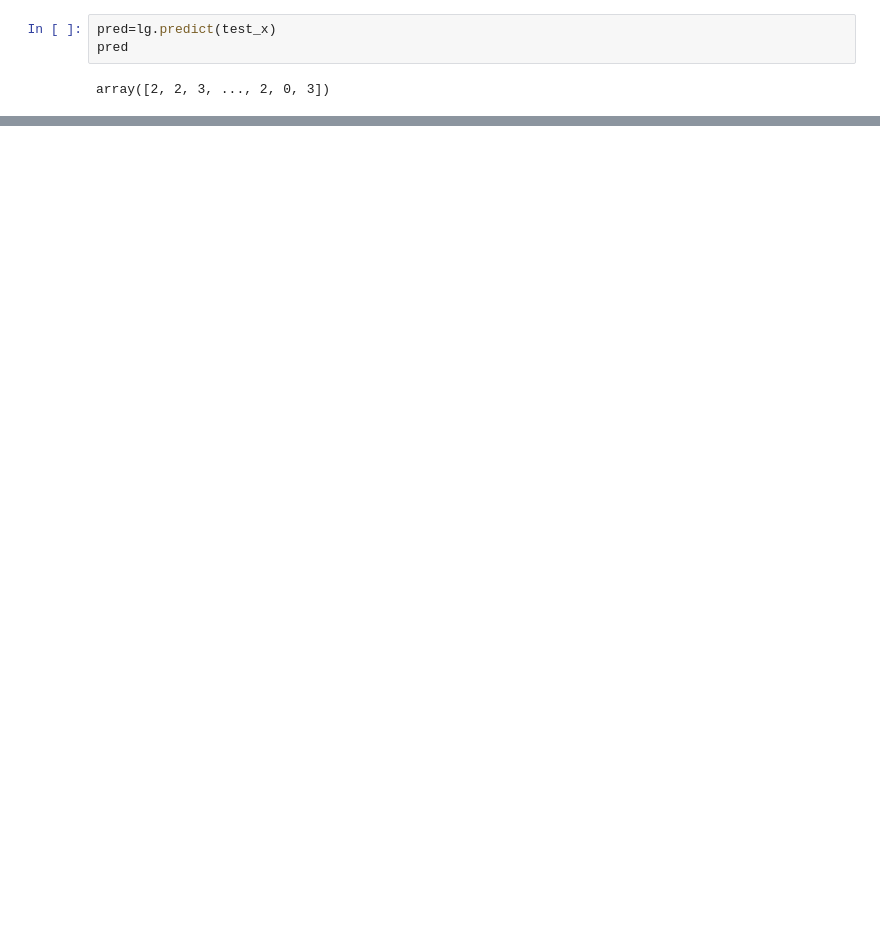
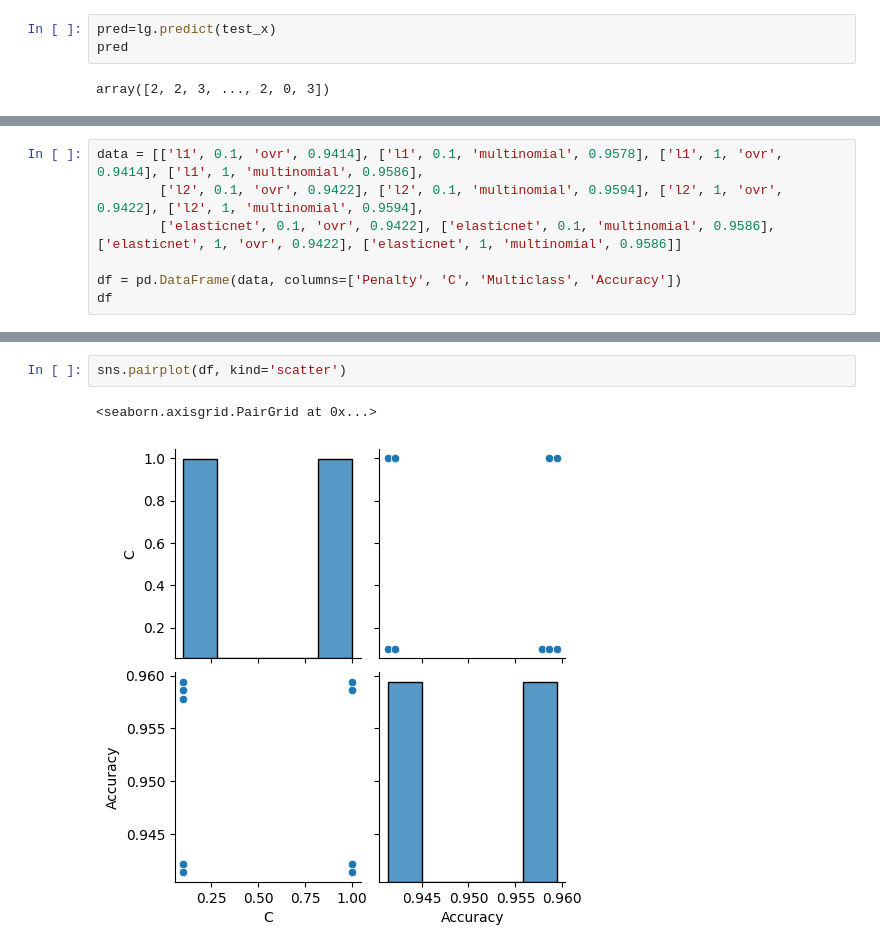
Before and after one commit to jshelb/alzheimers-ml-classification, a Jupyter notebook: models/LogisticRegression/Logistic Regression Notebook.ipynb, the cells around one changed output, grey strips where cells are left out. Cells and saved outputs as stored; diff of their text form; blank space fills up the shorter version.

```diff
--- a/models/LogisticRegression/Logistic Regression Notebook.ipynb
+++ b/models/LogisticRegression/Logistic Regression Notebook.ipynb
@@ -121,0 +241,7 @@ scores
+# %%
+data = [['l1', 0.1, 'ovr', 0.9414], ['l1', 0.1, 'multinomial', 0.9578], ['l1', 1, 'ovr', 0.9414], ['l1', 1, 'multinomial', 0.9586],
+        ['l2', 0.1, 'ovr', 0.9422], ['l2', 0.1, 'multinomial', 0.9594], ['l2', 1, 'ovr', 0.9422], ['l2', 1, 'multinomial', 0.9594],
+        ['elasticnet', 0.1, 'ovr', 0.9422], ['elasticnet', 0.1, 'multinomial', 0.9586], ['elasticnet', 1, 'ovr', 0.9422], ['elasticnet', 1, 'multinomial', 0.9586]]
+
+df = pd.DataFrame(data, columns=['Penalty', 'C', 'Multiclass', 'Accuracy'])
+df
@@ -121,0 +262,5 @@ scores
+# %%
+sns.pairplot(df, kind='scatter')
+# %% [output]
+<seaborn.axisgrid.PairGrid at 0x...>
+[figure, added]
```
Also changed, not shown: parts of 24 cells of this notebook.
